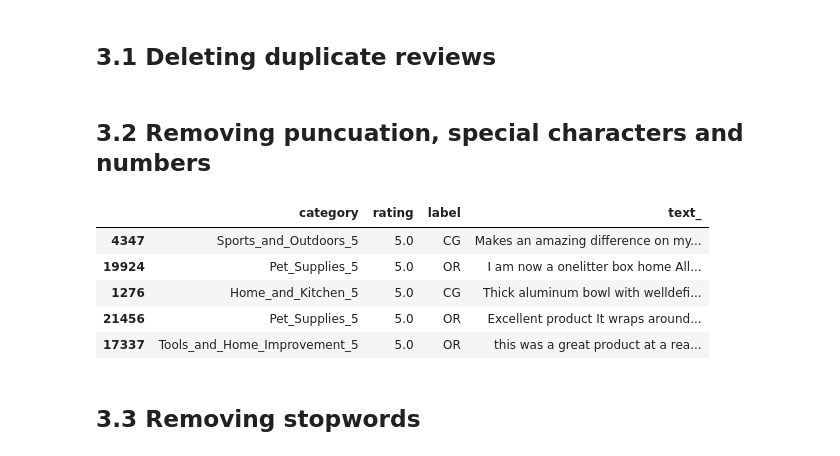
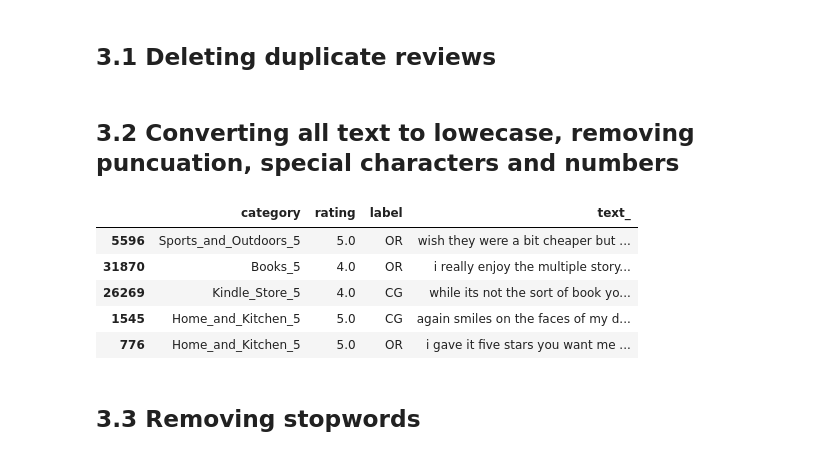
Before and after one commit to Maddy-git-3018/Fake-Review-Detector---NLP-Project, a Jupyter notebook: Checkpoint 1/202203018_WoC_NLP_Fake_Review_Detection_Checkpoint_1.ipynb, the cells around one changed output. Cells and saved outputs as stored; diff of their text form; code cells hidden in the pictures.

```diff
--- a/Checkpoint 1/202203018_WoC_NLP_Fake_Review_Detection_Checkpoint_1.ipynb
+++ b/Checkpoint 1/202203018_WoC_NLP_Fake_Review_Detection_Checkpoint_1.ipynb
@@ -61,18 +61,19 @@ dtype: int64
 # %%
 df = df.drop_duplicates(subset=df.columns[3])
 # %% [markdown]
-## 3.2 Removing puncuation, special characters and numbers
+## 3.2 Converting all text to lowecase, removing puncuation, special characters and numbers
 # %%
 df.iloc[:, 3] = df.iloc[:, 3].apply(lambda x: re.sub(r'[^\w\s]', '', str(x)))
 df.iloc[:, 3] = df.iloc[:, 3].apply(lambda x: re.sub(r'\d+', '', str(x)))
+df.iloc[:, 3] = df.iloc[:, 3].str.lower()
 df.sample(5)
 # %% [output]
 |  | category | rating | label | text_ |
-| 4347 | Sports_and_Outdoors_5 | 5.0 | CG | Makes an amazing difference on my... |
-| 19924 | Pet_Supplies_5 | 5.0 | OR | I am now a onelitter box home All... |
-| 1276 | Home_and_Kitchen_5 | 5.0 | CG | Thick aluminum bowl with welldefi... |
-| 21456 | Pet_Supplies_5 | 5.0 | OR | Excellent product It wraps around... |
-| 17337 | Tools_and_Home_Improvement_5 | 5.0 | OR | this was a great product at a rea... |
+| 5596 | Sports_and_Outdoors_5 | 5.0 | OR | wish they were a bit cheaper but ... |
+| 31870 | Books_5 | 4.0 | OR | i really enjoy the multiple story... |
+| 26269 | Kindle_Store_5 | 4.0 | CG | while its not the sort of book yo... |
+| 1545 | Home_and_Kitchen_5 | 5.0 | CG | again smiles on the faces of my d... |
+| 776 | Home_and_Kitchen_5 | 5.0 | OR | i gave it five stars you want me ... |
 # %% [markdown]
 ## 3.3 Removing stopwords
 # %%
```
Also changed, not shown: parts of 9 cells of this notebook.
